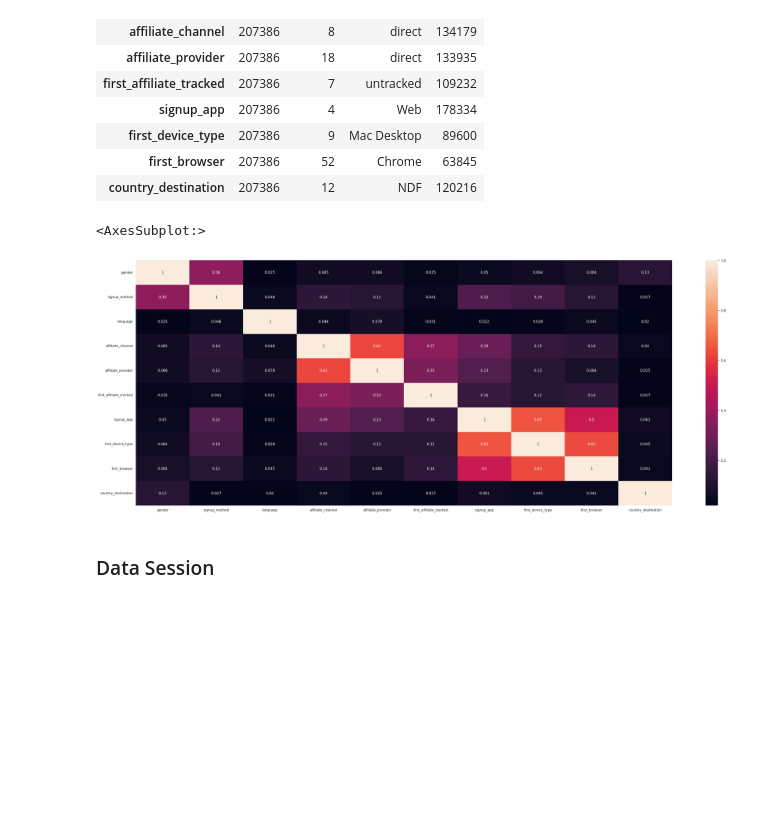
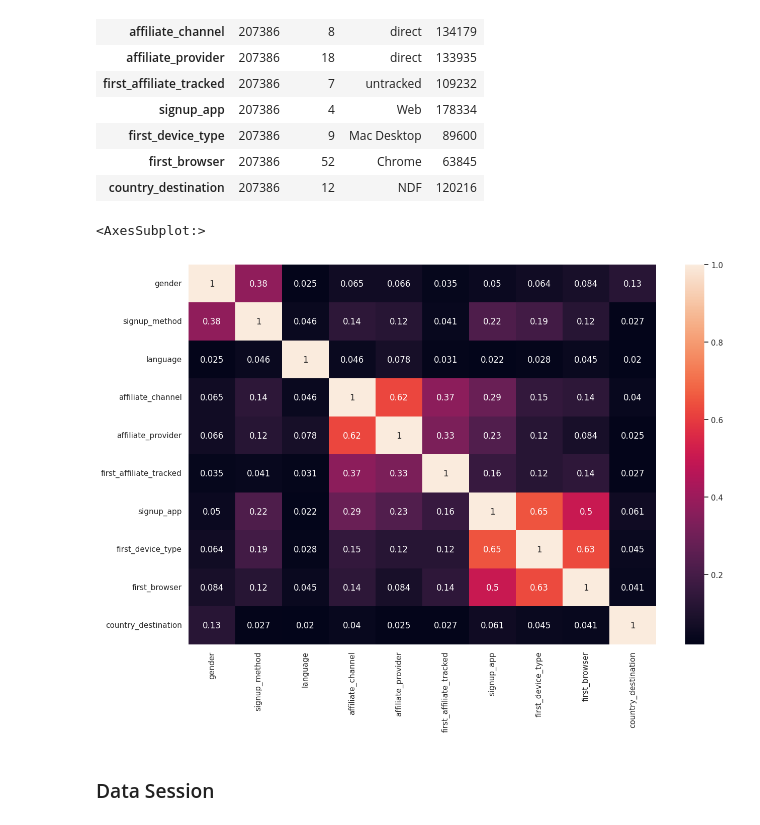
Before and after one commit to wrferreira1003/Study_airbnb_predict_first_booking, a Jupyter notebook: notebooks/ciclo004_Feature_Engineering.ipynb, the cells around one changed output. Drawn from its saved outputs; the diff is of its cells as text; code cells hidden in the pictures; blank space fills up the shorter version.

```diff
--- a/notebooks/ciclo004_Feature_Engineering.ipynb
+++ b/notebooks/ciclo004_Feature_Engineering.ipynb
@@ -633,11 +693,11 @@ d = pd.DataFrame({  'gender':[a1,a2,a3,a4,a5,a6,a7,a8,a9,a10]
 
 d = d.set_index(d.columns)
 # %%
-sns.set(rc= {'figure.figsize': (40,15)})
+sns.set(rc= {'figure.figsize': (15,10)})
 sns.heatmap(d, annot=True)
 # %% [output]
 <AxesSubplot:>
-[figure, old version]
+[figure, new version]
 # %% [markdown]
 ### Data Session
 # %%
```
Also changed, not shown: parts of 20 cells of this notebook, 4 other files.
